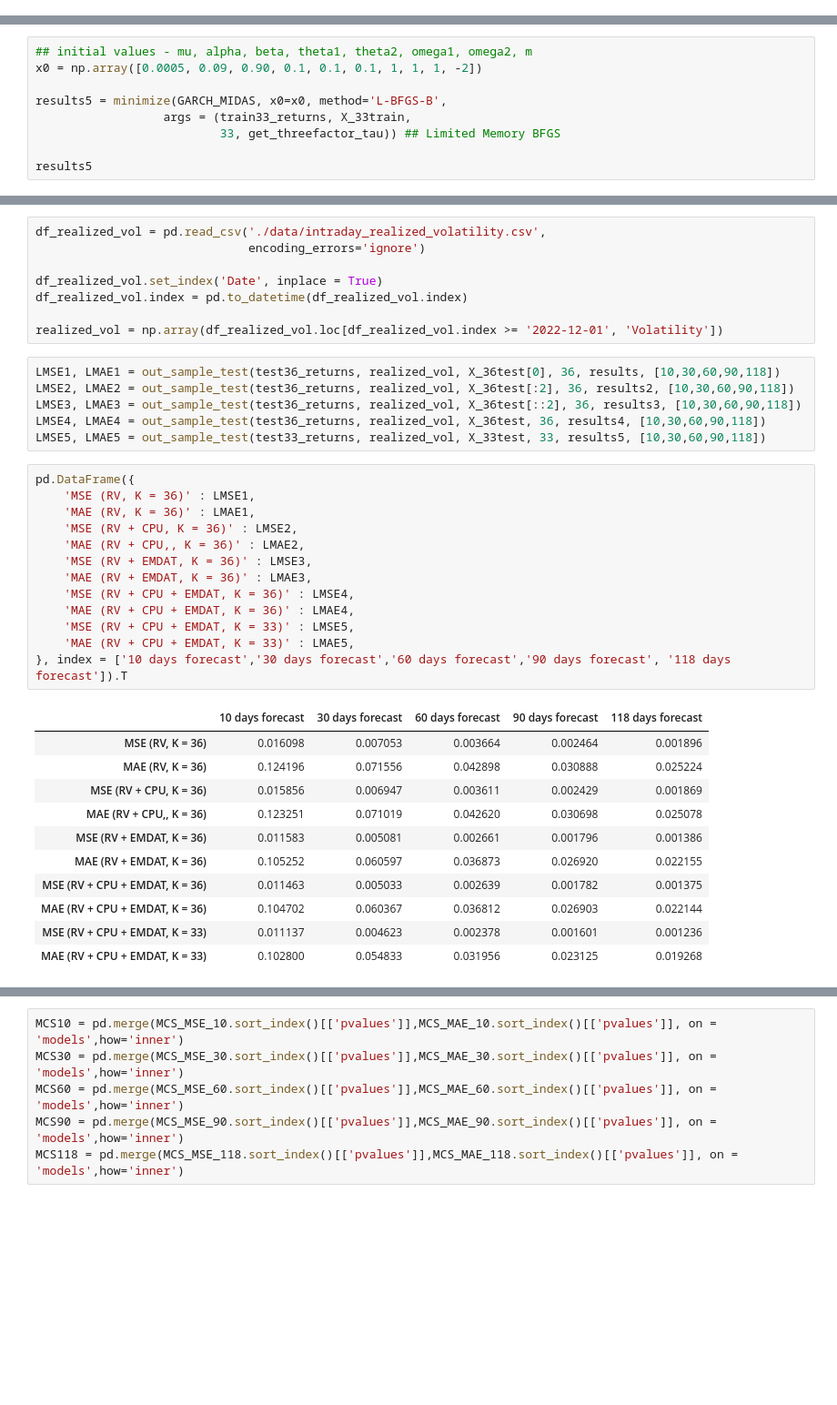
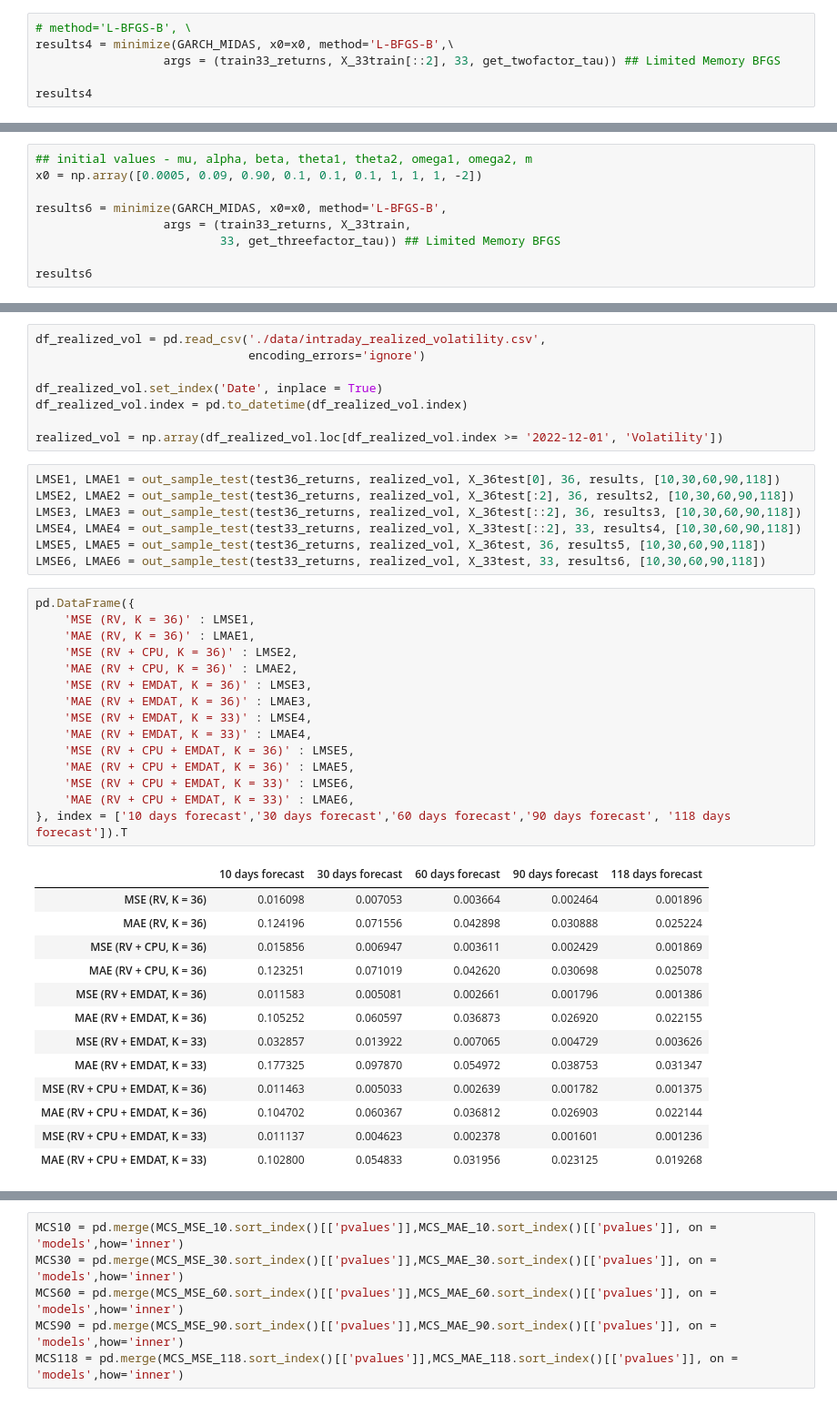
Before and after one commit to agarwgou/qf604, a Jupyter notebook: code/project_garchmidas.ipynb, the cells around one changed output, grey strips where cells are left out. Shown at 91% size. Cells and saved outputs as stored; diff of their text form; blank space fills up the shorter version.

```diff
--- a/code/project_garchmidas.ipynb
+++ b/code/project_garchmidas.ipynb
@@ -370,3 +313,9 @@ Model 5: RV + CPU + EMDAT, K = 33
 # Get required split for lag = 33
 X_33train, X_33test, train33_returns, test33_returns =\
     is_os_split(data, '2022-12-01', 33, diff = 'first_order')
+# %%
+# method='L-BFGS-B', \
+results4 = minimize(GARCH_MIDAS, x0=x0, method='L-BFGS-B',\
+                  args = (train33_returns, X_33train[::2], 33, get_twofactor_tau)) ## Limited Memory BFGS
+
+results4
@@ -374,11 +401,11 @@ X_33train, X_33test, train33_returns, test33_returns =\
 ## initial values - mu, alpha, beta, theta1, theta2, omega1, omega2, m
 x0 = np.array([0.0005, 0.09, 0.90, 0.1, 0.1, 0.1, 1, 1, 1, -2])
 
-results5 = minimize(GARCH_MIDAS, x0=x0, method='L-BFGS-B',
+results6 = minimize(GARCH_MIDAS, x0=x0, method='L-BFGS-B',
                   args = (train33_returns, X_33train,
                           33, get_threefactor_tau)) ## Limited Memory BFGS
 
-results5
+results6
 # %% [output]
   message: CONVERGENCE: REL_REDUCTION_OF_F_<=_FACTR*EPSMCH
   success: True
@@ -436,29 +461,34 @@ realized_vol = np.array(df_realized_vol.loc[df_realized_vol.index >= '2022-12-01
 LMSE1, LMAE1 = out_sample_test(test36_returns, realized_vol, X_36test[0], 36, results, [10,30,60,90,118])
 LMSE2, LMAE2 = out_sample_test(test36_returns, realized_vol, X_36test[:2], 36, results2, [10,30,60,90,118])
 LMSE3, LMAE3 = out_sample_test(test36_returns, realized_vol, X_36test[::2], 36, results3, [10,30,60,90,118])
-LMSE4, LMAE4 = out_sample_test(test36_returns, realized_vol, X_36test, 36, results4, [10,30,60,90,118])
-LMSE5, LMAE5 = out_sample_test(test33_returns, realized_vol, X_33test, 33, results5, [10,30,60,90,118])
+LMSE4, LMAE4 = out_sample_test(test33_returns, realized_vol, X_33test[::2], 33, results4, [10,30,60,90,118])
+LMSE5, LMAE5 = out_sample_test(test36_returns, realized_vol, X_36test, 36, results5, [10,30,60,90,118])
+LMSE6, LMAE6 = out_sample_test(test33_returns, realized_vol, X_33test, 33, results6, [10,30,60,90,118])
 # %%
 pd.DataFrame({
     'MSE (RV, K = 36)' : LMSE1,
     'MAE (RV, K = 36)' : LMAE1,
     'MSE (RV + CPU, K = 36)' : LMSE2,
-    'MAE (RV + CPU,, K = 36)' : LMAE2,
+    'MAE (RV + CPU, K = 36)' : LMAE2,
     'MSE (RV + EMDAT, K = 36)' : LMSE3,
     'MAE (RV + EMDAT, K = 36)' : LMAE3,
-    'MSE (RV + CPU + EMDAT, K = 36)' : LMSE4,
-    'MAE (RV + CPU + EMDAT, K = 36)' : LMAE4,
-    'MSE (RV + CPU + EMDAT, K = 33)' : LMSE5,
-    'MAE (RV + CPU + EMDAT, K = 33)' : LMAE5,
+    'MSE (RV + EMDAT, K = 33)' : LMSE4,
+    'MAE (RV + EMDAT, K = 33)' : LMAE4,
+    'MSE (RV + CPU + EMDAT, K = 36)' : LMSE5,
+    'MAE (RV + CPU + EMDAT, K = 36)' : LMAE5,
+    'MSE (RV + CPU + EMDAT, K = 33)' : LMSE6,
+    'MAE (RV + CPU + EMDAT, K = 33)' : LMAE6,
 }, index = ['10 days forecast','30 days forecast','60 days forecast','90 days forecast', '118 days forecast']).T
 # %% [output]
 |  | 10 days forecast | 30 days forecast | 60 days forecast | 90 days forecast | 118 days forecast |
 | MSE (RV, K = 36) | 0.016098 | 0.007053 | 0.003664 | 0.002464 | 0.001896 |
 | MAE (RV, K = 36) | 0.124196 | 0.071556 | 0.042898 | 0.030888 | 0.025224 |
 | MSE (RV + CPU, K = 36) | 0.015856 | 0.006947 | 0.003611 | 0.002429 | 0.001869 |
-| MAE (RV + CPU,, K = 36) | 0.123251 | 0.071019 | 0.042620 | 0.030698 | 0.025078 |
+| MAE (RV + CPU, K = 36) | 0.123251 | 0.071019 | 0.042620 | 0.030698 | 0.025078 |
 | MSE (RV + EMDAT, K = 36) | 0.011583 | 0.005081 | 0.002661 | 0.001796 | 0.001386 |
 | MAE (RV + EMDAT, K = 36) | 0.105252 | 0.060597 | 0.036873 | 0.026920 | 0.022155 |
+| MSE (RV + EMDAT, K = 33) | 0.032857 | 0.013922 | 0.007065 | 0.004729 | 0.003626 |
+| MAE (RV + EMDAT, K = 33) | 0.177325 | 0.097870 | 0.054972 | 0.038753 | 0.031347 |
 | MSE (RV + CPU + EMDAT, K = 36) | 0.011463 | 0.005033 | 0.002639 | 0.001782 | 0.001375 |
 | MAE (RV + CPU + EMDAT, K = 36) | 0.104702 | 0.060367 | 0.036812 | 0.026903 | 0.022144 |
 | MSE (RV + CPU + EMDAT, K = 33) | 0.011137 | 0.004623 | 0.002378 | 0.001601 | 0.001236 |
```
Also changed, not shown: parts of 19 cells of this notebook, 3 other files.
